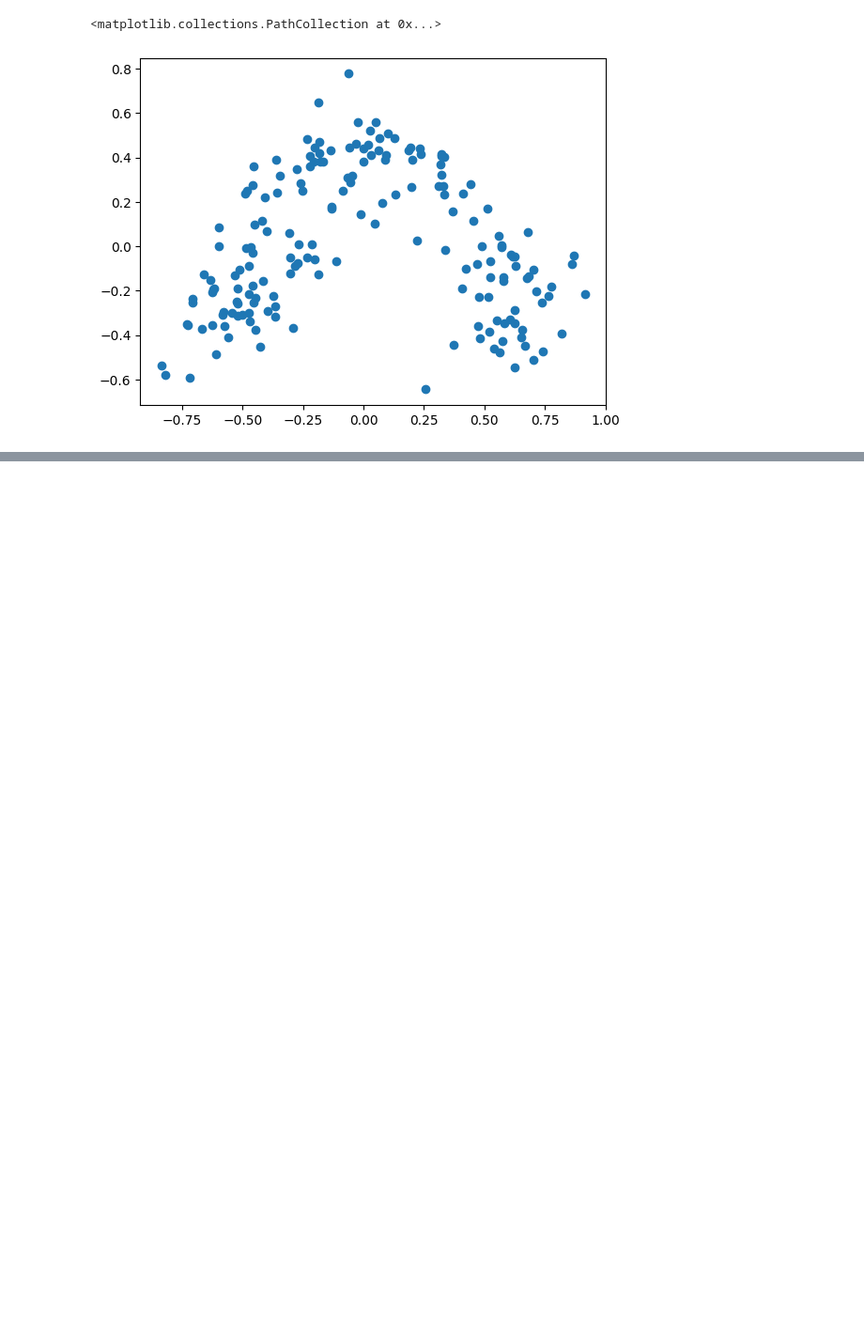
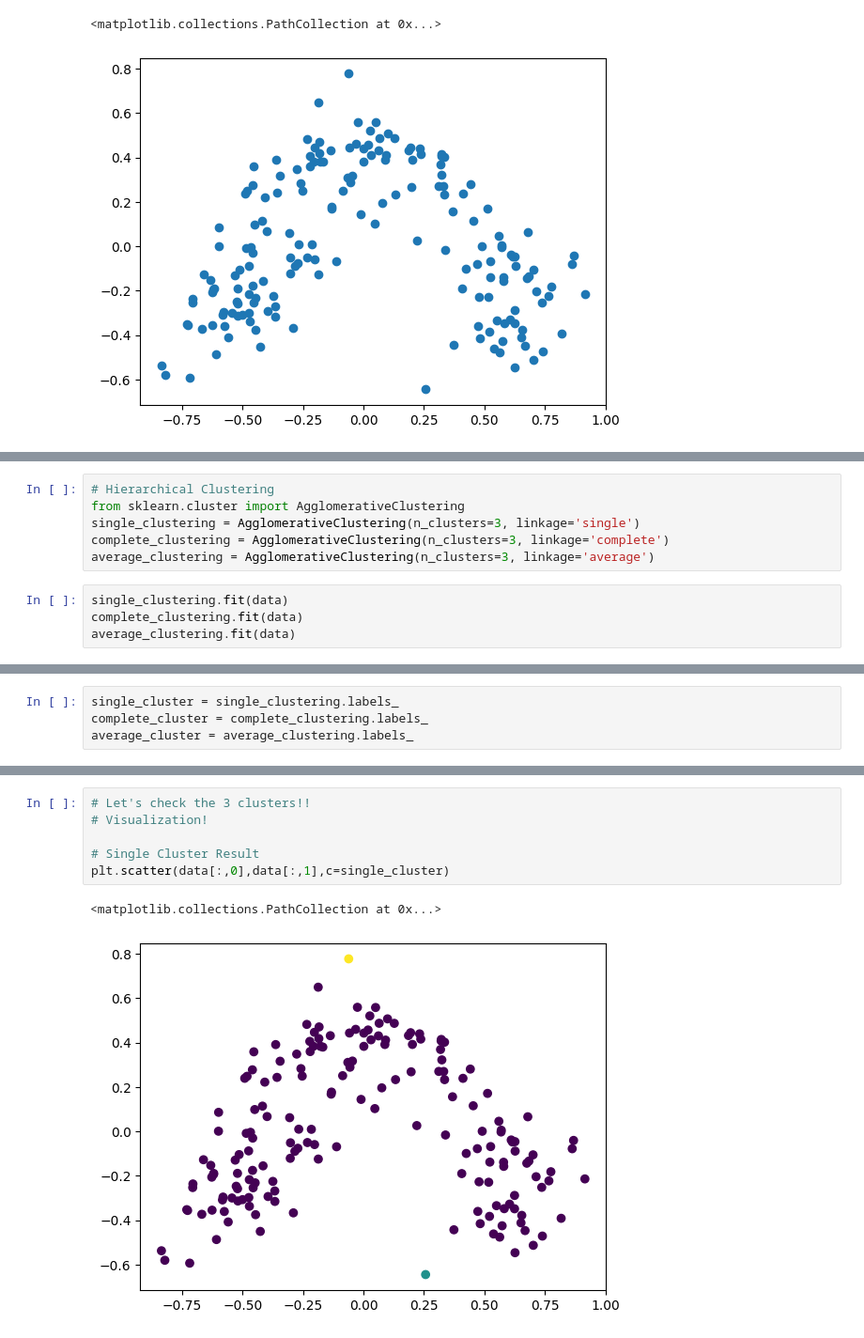
Before and after one commit to TaeYounKwon/Self-Project-Dev, a Jupyter notebook: JupyterNotebook_Unsupervised Learning_Clustering/Unsupervised Learning.ipynb, the cells around one changed output, grey strips where cells are left out. Shown at 94% size. Cells and saved outputs as stored; diff of their text form; blank space fills up the shorter version.

```diff
--- a/JupyterNotebook_Unsupervised Learning_Clustering/Unsupervised Learning.ipynb
+++ b/JupyterNotebook_Unsupervised Learning_Clustering/Unsupervised Learning.ipynb
@@ -133,0 +134,10 @@ plt.scatter(data[:,0],data[:,1],c=cluster, edgecolor='black', linewidths=1)
+# %%
+# Hierarchical Clustering
+from sklearn.cluster import AgglomerativeClustering
+single_clustering = AgglomerativeClustering(n_clusters=3, linkage='single')
+complete_clustering = AgglomerativeClustering(n_clusters=3, linkage='complete')
+average_clustering = AgglomerativeClustering(n_clusters=3, linkage='average')
+# %%
+single_clustering.fit(data)
+complete_clustering.fit(data)
+average_clustering.fit(data)
@@ -133,0 +146,4 @@ plt.scatter(data[:,0],data[:,1],c=cluster, edgecolor='black', linewidths=1)
+# %%
+single_cluster = single_clustering.labels_
+complete_cluster = complete_clustering.labels_
+average_cluster = average_clustering.labels_
@@ -133,0 +176,9 @@ plt.scatter(data[:,0],data[:,1],c=cluster, edgecolor='black', linewidths=1)
+# %%
+# Let's check the 3 clusters!!
+# Visualization!
+
+# Single Cluster Result
+plt.scatter(data[:,0],data[:,1],c=single_cluster)
+# %% [output]
+<matplotlib.collections.PathCollection at 0x...>
+[figure, added]
```
Also changed, not shown: parts of 12 cells of this notebook, 2 other files.
